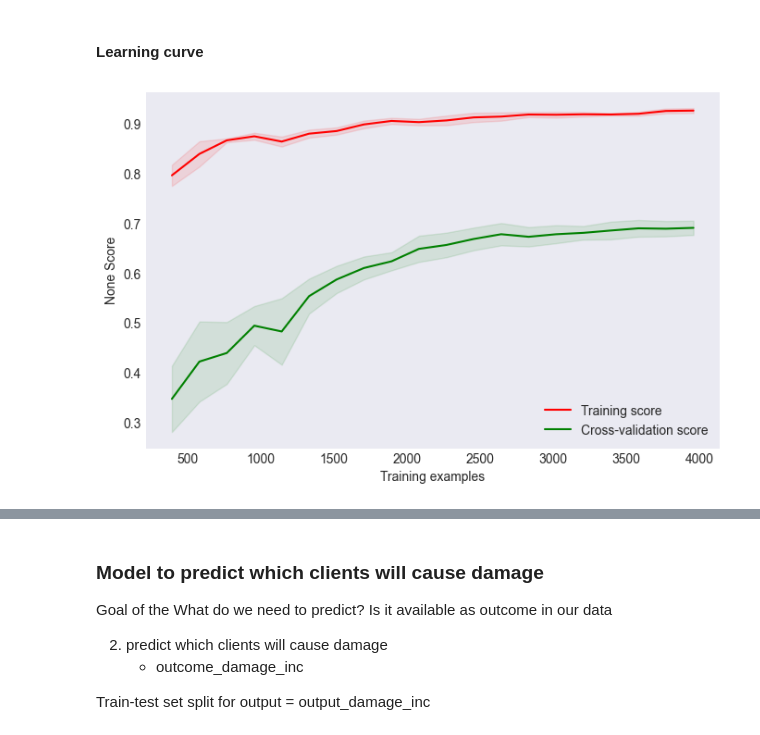
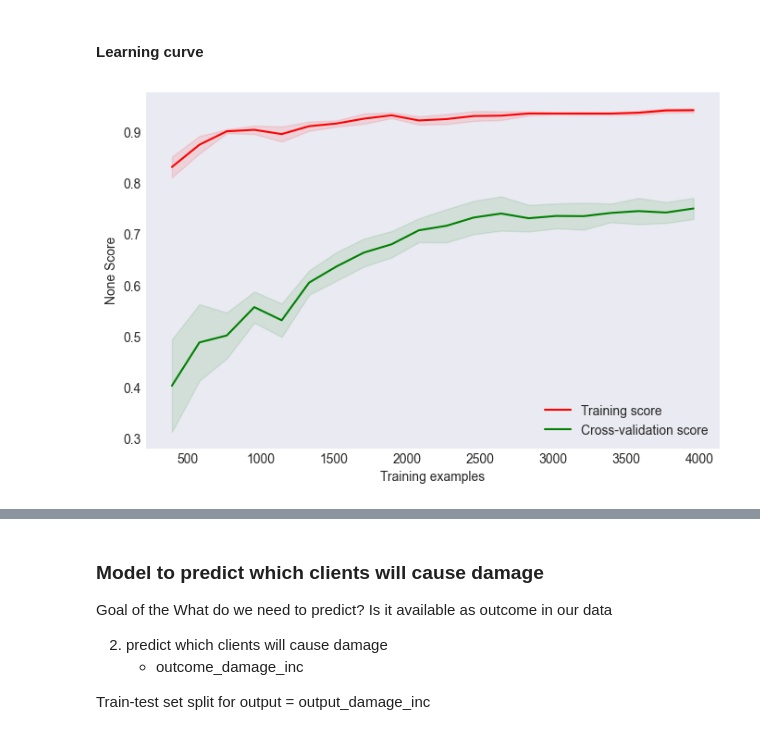
Before and after one commit to Marijkevandesteene/MachineLearning, a Jupyter notebook: ExamDataMining_Integrated_Marijke.ipynb, the cells around one changed output, grey strips where cells are left out. Drawn from its saved outputs; the diff is of its cells as text; code cells hidden in the pictures.

Commit message:
Random Forest (3models) + explainability + some small ameliorations to data preparation

```diff
--- a/ExamDataMining_Integrated_Marijke.ipynb
+++ b/ExamDataMining_Integrated_Marijke.ipynb
@@ -1110,13 +1093,22 @@ X_train, X_test, y_train, y_test = train_test_split(train_V2.drop(['outcome_dama
 # %%
-# Random Forest for classification - random search 3-fold CV - this can take a while
-from sklearn.ensemble import RandomForestRegressor
+# Making train-test set split and selecting target = outcome_profit
+#
+# A train split of 20% is chosen to balance between having enough data to train the model effectively and having a sufficient amount of data to evaluate its performance.
+#   With a larger training set (80%), the model can learn more patterns and relationships in the data, potentially leading to better performance.
+#   On the other hand, a smaller test set (20%) allows for a more robust evaluation of the model's generalization capabilities.
+
+X_train, X_test, y_train, y_test = train_test_split(train_V2.drop(['outcome_damage_amount','outcome_damage_inc','outcome_profit','revenue'], axis=1), # features DF
+#X_train, X_test, y_train, y_test = train_test_split(train_V2.drop(['outcome_damage_amount','outcome_damage_inc','outcome_profit','revenue','score_pos','score_neg','not_null_pos_columns','not_null_neg_columns'], axis=1), # features DF
+                                                    train_V2['outcome_profit'],   # target DF/series
+                                                    test_size=0.2,
+                                                    shuffle=True,
+                                                    random_state=seed)
 
 # Defining candidate grid to sample from (RandomizedSearchCV will sample from it)
 n_estimators = [int(x) for x in np.linspace(start=150, stop=300, num=10)]  # list comprehension because we want integers!
-# max_features = [int(x) for x in np.linspace(start=5, stop=40, num=5)]
-max_depth = [int(x) for x in np.linspace(start=5, stop=80, num=5)]
+max_depth = [int(x) for x in np.linspace(start=5, stop=100, num=8)]
 max_depth.append(None)  # adding 'None' option as well
-max_features = [0.7, 0.8, 0.85, 0.9, 0.95]
+max_features = [0.7, 0.85, 0.9, 0.98]
 min_samples_split = [4, 5, 6, 8]
 min_samples_leaf = [2, 3, 4]
 bootstrap = [True]
@@ -1135,10 +1127,11 @@ kfold = KFold(n_splits=n_folds, shuffle=True, random_state=seed)
 n_hyperparams_sample = 100
 
 # Defining model to apply random search CV hyperparam tuning on
-rf = RandomForestRegressor()
+# outcome_profit is continuous, therefore a regressor needs to be applied
+rfr = RandomForestRegressor()
 
 # Initializing random search CV object
-rf_hyperparam_tuning_random = RandomizedSearchCV(estimator=rf,
+rf_hyperparam_tuning_random = RandomizedSearchCV(estimator=rfr,
                                           param_distributions=hyperparam_grid,
                                           n_iter=n_hyperparams_sample,
                                           cv=kfold,
@@ -1152,16 +1145,16 @@ rf_hyperparam_tuning_random.fit(X=X_train, y=y_train)
 print('Optimally found RF hyperparams after this random search: \n{}' .format(rf_hyperparam_tuning_random.best_params_))
 
 # Refitting the optimal model on the whole training dataset
-rf_revenue_best = rf_hyperparam_tuning_random.best_estimator_
-rf_revenue_best.fit(X=X_train, y=y_train)
+rf_profit_best = rf_hyperparam_tuning_random.best_estimator_
+rf_profit_best.fit(X=X_train, y=y_train)
 
 # Getting predictions on train and test set
-rf_revenue_best_y_train_pred = rf_revenue_best.predict(X=X_train)
-rf_revenue_best_y_test_pred = rf_revenue_best.predict(X=X_test)
+rf_profit_best_y_train_pred = rf_profit_best.predict(X=X_train)
+rf_profit_best_y_test_pred = rf_profit_best.predict(X=X_test)
 
-# Checking accuracy manually
-print('Train R2: %.3f' % rf_revenue_best.score(X=X_train, y=y_train))
-print('Test R2: %.3f' % rf_revenue_best.score(X=X_test, y=y_test))
+# Checking the score: R2 manually
+print('Train R2: %.3f' % rf_profit_best.score(X=X_train, y=y_train))
+print('Test R2: %.3f' % rf_profit_best.score(X=X_test, y=y_test))
 # %% [output]
 Fitting 5 folds for each of 100 candidates, totalling 500 fits
 Optimally found RF hyperparams after this random search:
@@ -1262,12 +1202,12 @@ Another word of caution: sometimes, due to randomness, the best was at the bound
 # %% [markdown]
 #### Learning curve
 # %%
-# Executing our learning curve function to plot (takes around 5 minutes)
-cuf.plot_learning_curve(model=rf_revenue_best,
+# The learning_curve for our mode
+cuf.plot_learning_curve(model=rf_profit_best,
                     X=train_V2.drop(['outcome_damage_amount','outcome_damage_inc','outcome_profit','revenue'], axis=1),
-                    y=train_V2['revenue'],
+                    y=train_V2['outcome_profit'],
                     cv=5,
                     num_show=20)
 plt.show()
 # %% [output]
-[figure, old version]
+[figure, new version]
```
Also changed, not shown: parts of 83 cells of this notebook, 3 other files.
